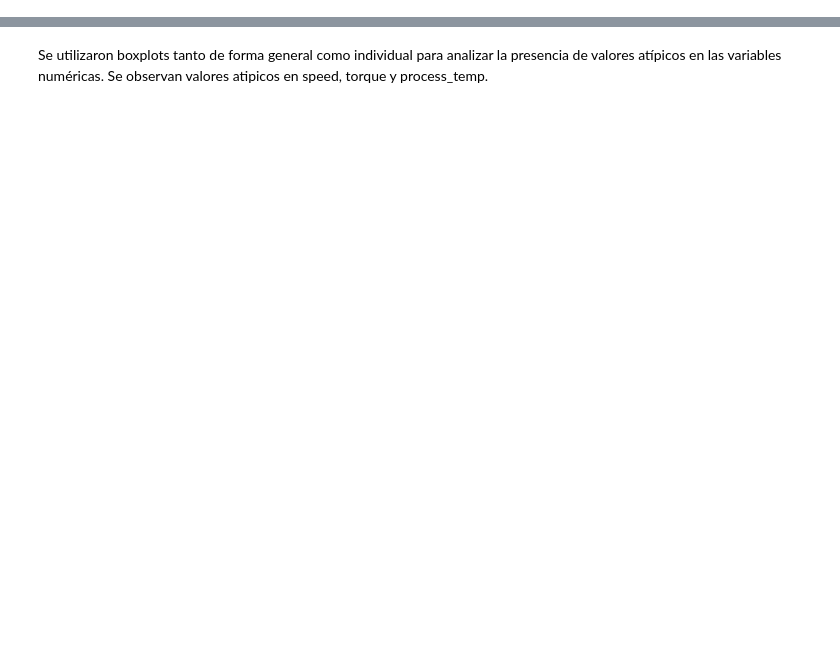
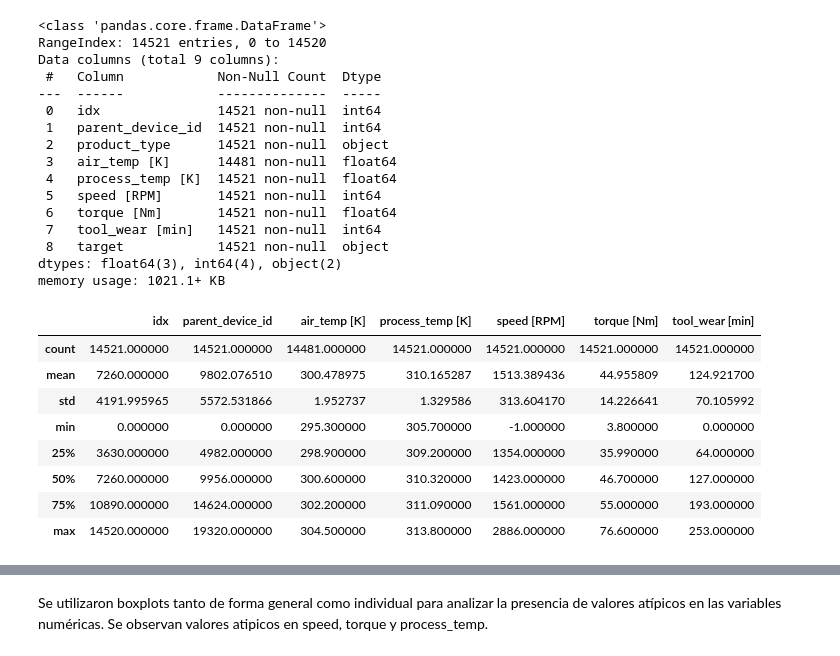
Before and after one commit to Valentinad21/CDD, a Jupyter notebook: TP1.ipynb, the cells around one changed output, grey strips where cells are left out. Saved outputs shown, nothing was run; the diff lists cells and outputs as text; code cells hidden in the pictures; blank space fills up the shorter version.

```diff
--- a/TP1.ipynb
+++ b/TP1.ipynb
@@ -66,9 +122,34 @@ plt.show()
 # %%
 # Analisis de variables
 import pandas as pd
-df = pd.read_csv("i40 (datos).csv")
 df.info()
 df.describe()
+# %% [output]
+<class 'pandas.core.frame.DataFrame'>
+RangeIndex: 14521 entries, 0 to 14520
+Data columns (total 9 columns):
+ #   Column            Non-Null Count  Dtype
+---  ------            --------------  -----
+ 0   idx               14521 non-null  int64
+ 1   parent_device_id  14521 non-null  int64
+ 2   product_type      14521 non-null  object
+ 3   air_temp [K]      14481 non-null  float64
+ 4   process_temp [K]  14521 non-null  float64
+ 5   speed [RPM]       14521 non-null  int64
+ 6   torque [Nm]       14521 non-null  float64
+ 7   tool_wear [min]   14521 non-null  int64
+ 8   target            14521 non-null  object
+dtypes: float64(3), int64(4), object(2)
+memory usage: 1021.1+ KB
+|  | idx | parent_device_id | air_temp [K] | process_temp [K] | speed [RPM] | torque [Nm] | tool_wear [min] |
+| count | 14521.000000 | 14521.000000 | 14481.000000 | 14521.000000 | 14521.000000 | 14521.000000 | 14521.000000 |
+| mean | 7260.000000 | 9802.076510 | 300.478975 | 310.165287 | 1513.389436 | 44.955809 | 124.921700 |
+| std | 4191.995965 | 5572.531866 | 1.952737 | 1.329586 | 313.604170 | 14.226641 | 70.105992 |
+| min | 0.000000 | 0.000000 | 295.300000 | 305.700000 | -1.000000 | 3.800000 | 0.000000 |
+| 25% | 3630.000000 | 4982.000000 | 298.900000 | 309.200000 | 1354.000000 | 35.990000 | 64.000000 |
+| 50% | 7260.000000 | 9956.000000 | 300.600000 | 310.320000 | 1423.000000 | 46.700000 | 127.000000 |
+| 75% | 10890.000000 | 14624.000000 | 302.200000 | 311.090000 | 1561.000000 | 55.000000 | 193.000000 |
+| max | 14520.000000 | 19320.000000 | 304.500000 | 313.800000 | 2886.000000 | 76.600000 | 253.000000 |
 # %%
 # Valores faltantes
 df.isnull().sum()
```
Also changed, not shown: parts of 33 cells of this notebook.
